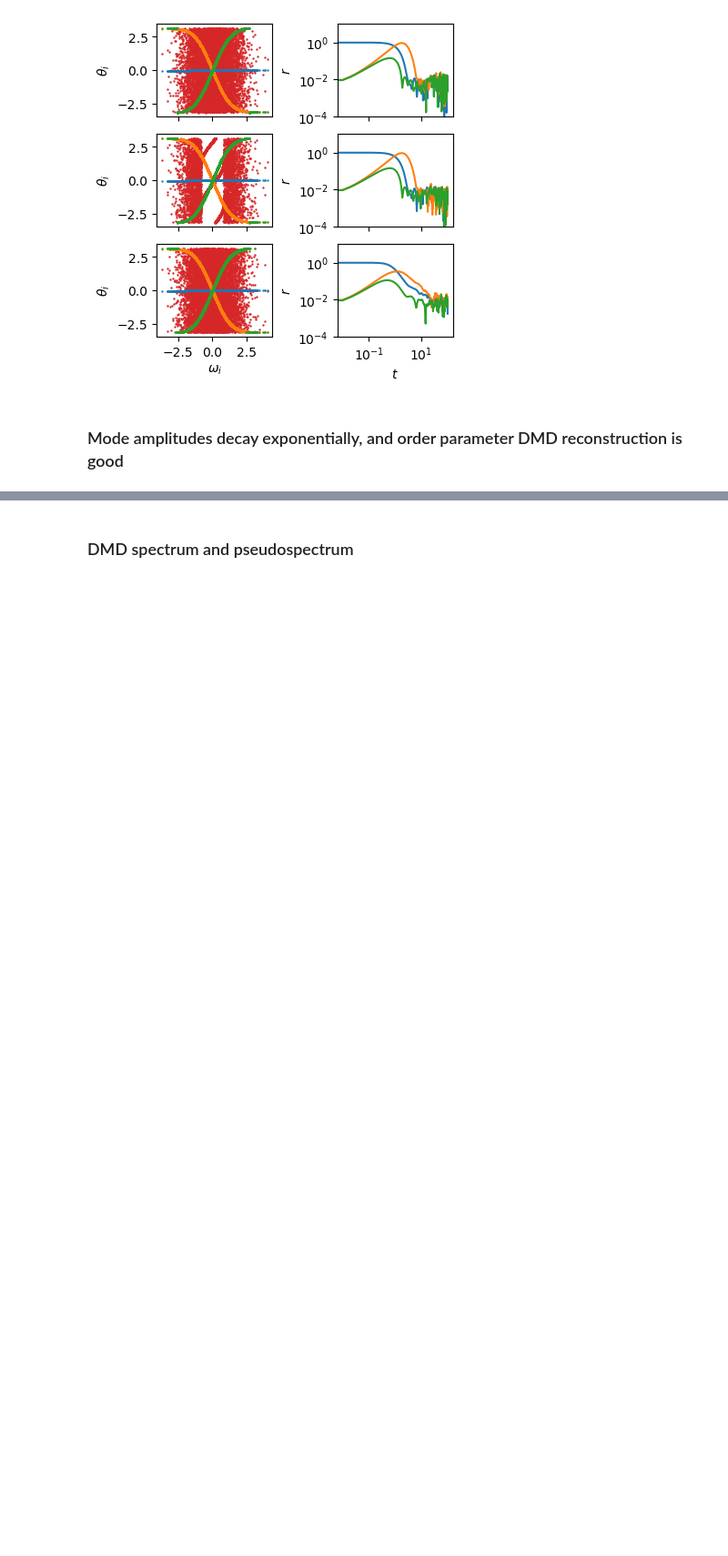
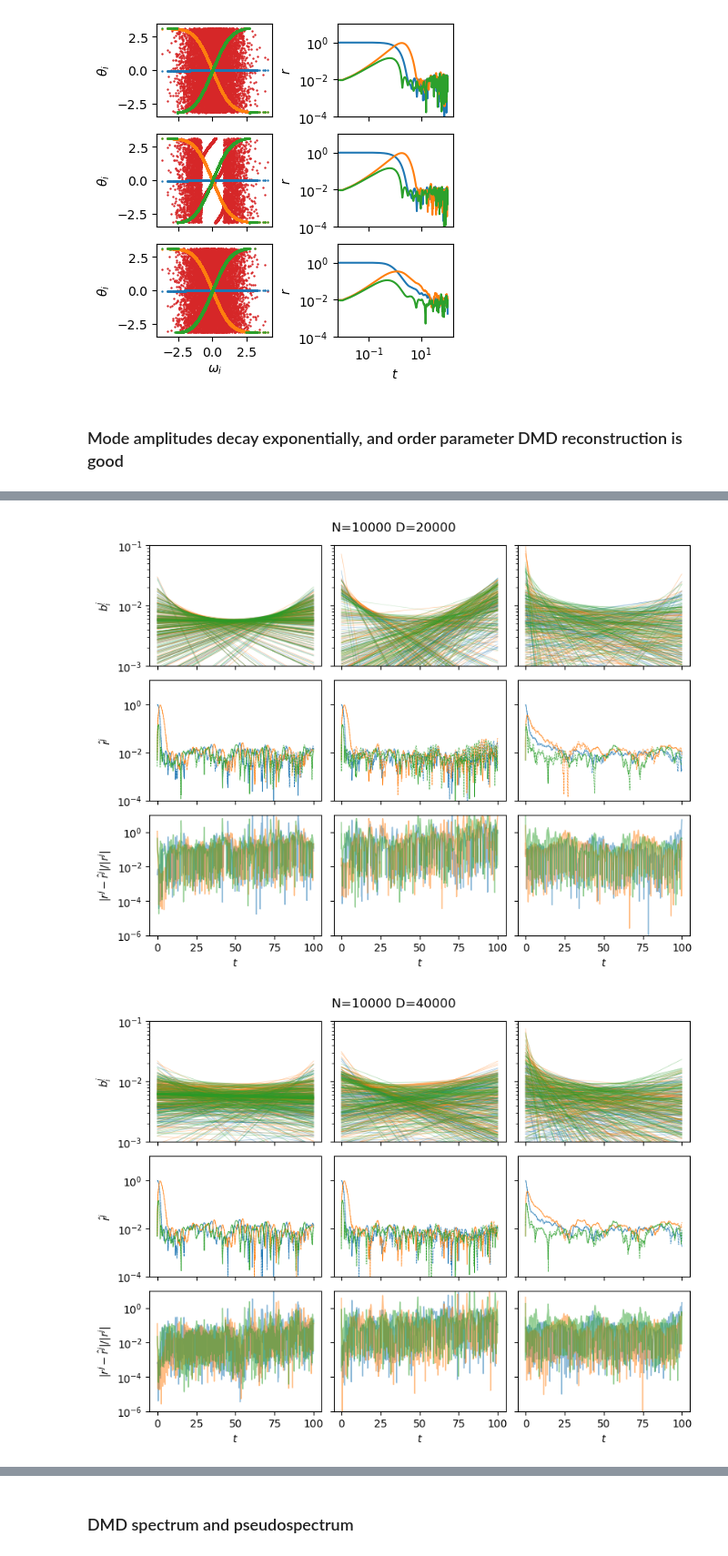
Before and after one commit to znicolaou/kuramoto, a Jupyter notebook: dmdplot.ipynb, the cells around one changed output, grey strips where cells are left out. Shown at 91% size. Drawn from its saved outputs; the diff is of its cells as text; code cells hidden in the pictures; blank space fills up the shorter version.

```diff
--- a/dmdplot.ipynb
+++ b/dmdplot.ipynb
@@ -243,0 +153,76 @@ data/dmd15/ 2
+# %%
+filebases=['data/dmd1/','data/dmd2/','data/dmd3/']
+resmin=1E-5
+resmax=1E-10
+rescrit=1E-7
+for D in ['0','1','2','3','4','5']:
+    fig,axs=plt.subplots(3,3,figsize=(8,6),layout='constrained')
+    M=int(D[0])
+    if M==0:
+        fig.suptitle('N=%i D=%i'%(N,N*2))
+    else:
+        fig.suptitle('N=%i D=%i'%(N,N*2*M+N/2*4*M))
+
+    for m in range(len(filebases)):
+        filebase0=filebases[m]
+        bs=np.load('%s/%sbs.npy'%(filebase0,D))
+        evals=np.load('%s/%sevals.npy'%(filebase0,D))
+        res=np.load('%s/%sres.npy'%(filebase0,D))
+        n0s=np.concatenate([[0],np.cumsum(np.load('%s/%sn0s.npy'%(filebase0,D))-1)])
+        inds=np.where(res<rescrit)[0]
+        for n in range(numtraj):
+            plt.subplot(3,3,m+1)
+            inds2=np.argsort(np.abs(bs[n0s[n],inds]))
+            plt.plot(np.arange(n0s[n+1]-n0s[n])*dt,np.abs(bs[n0s[n]:n0s[n+1],inds[inds2[:]]]),c=colors[n],lw=0.5,alpha=0.2)
+            plt.ylim(1E-3,1E-1)
+            plt.yscale('log')
+            # plt.xscale('log')
+            plt.ylim(1E-3,1E-1)
+#             plt.xlim(0,50)
+            plt.gca().set_xticklabels('')
+
+            if m==0:
+                plt.ylabel('$b_i^j$')
+            else:
+                plt.gca().set_yticklabels('')
+            plt.gca().set_xticklabels('')
+
+            plt.subplot(3,3,m+4)
+            filebase='%s/%i'%(filebases[m],n)
+            orders=np.fromfile(filebase+'order.dat',dtype=np.float64)
+            rorders=np.load(filebase+'order_%s.npy'%(D))
+            plt.plot(np.arange(n0s[n+1]-n0s[n])*dt,rorders,c=colors[n],ls='--',zorder=-5,lw=0.5)
+            plt.plot(np.arange(n0s[n+1]-n0s[n])*dt,orders[:-1],c=colors[n],zorder=-5,lw=0.5)
+            plt.gca().set_rasterization_zorder(0)
+            # plt.xscale('log')
+            plt.yscale('log')
+            plt.ylim(1E-4,1E1)
+#             plt.xlim(0,50)
+            if m==0:
+                plt.ylabel('$\hat{r}^j$')
+            else:
+                plt.gca().set_yticklabels('')
+            plt.gca().set_xticklabels('')
+
+            plt.subplot(3,3,m+7)
+            err=np.abs(rorders-orders[:-1])/orders[:-1]
+            plt.plot(np.arange(n0s[n+1]-n0s[n])*dt,err,c=colors[n],zorder=-5,lw=1,alpha=0.5)
+            plt.gca().set_rasterization_zorder(0)
+            # plt.xscale('log')
+            plt.yscale('log')
+            plt.xlabel('$t$')
+            plt.ylim(1E-6,1E1)
+#             plt.xlim(0,50)
+            if m==0:
+                plt.ylabel(r'${ | r^j-\hat{r}^j  |}/{ | r^j  |}$')
+            else:
+                plt.gca().set_yticklabels('')
+
+
+
+
+    plt.savefig('oscillatordmd3_%s.pdf'%D)
+    plt.show()
+# %% [output]
+[figure, added]
+[figure, added]
```
Also changed, not shown: parts of 11 cells of this notebook, 2 other files.
